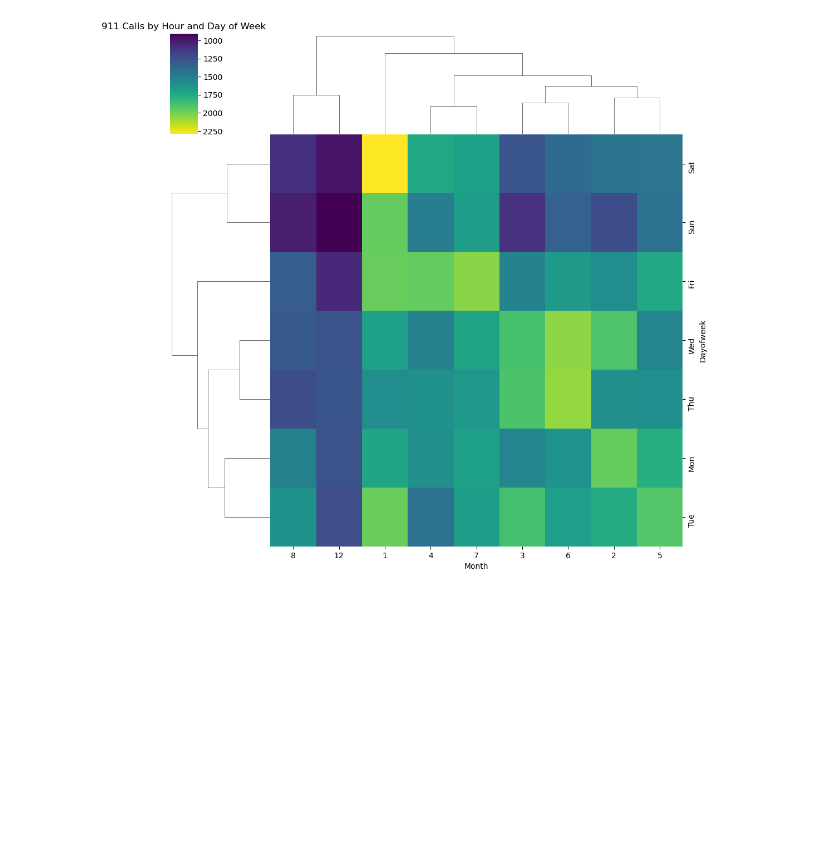
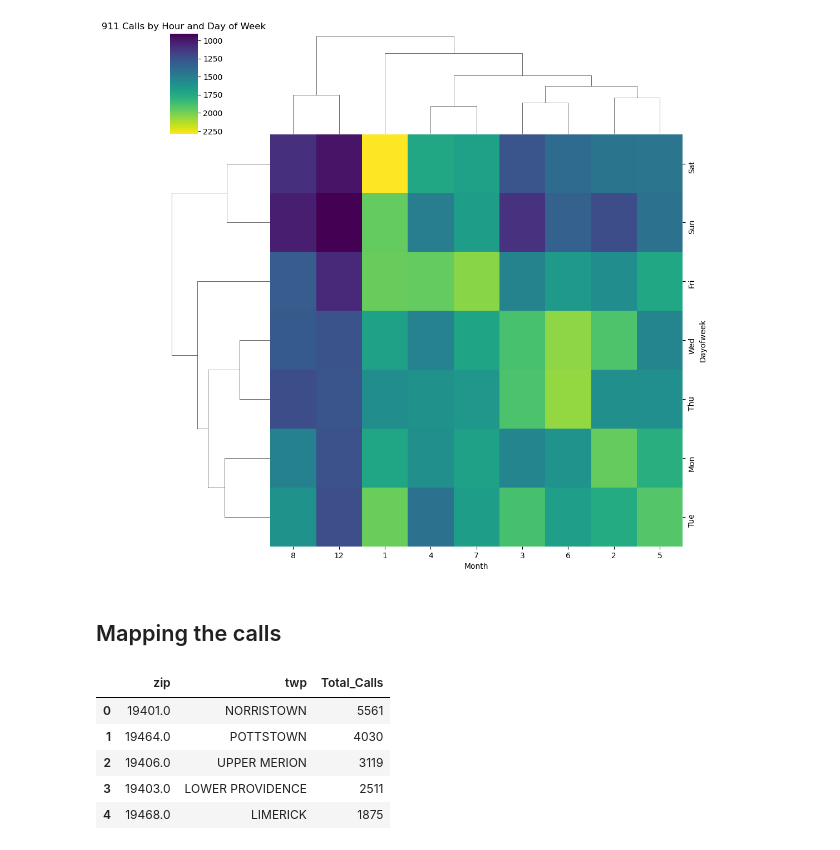
Before and after one commit to AlejandroFuentePinero/python-eda-mini-projects, a Jupyter notebook: 01_911_calls_analysis/01_911_EDA_project.ipynb, the cells around one changed output. Saved outputs shown, nothing was run; the diff lists cells and outputs as text; code cells hidden in the pictures; blank space fills up the shorter version.

```diff
--- a/01_911_calls_analysis/01_911_EDA_project.ipynb
+++ b/01_911_calls_analysis/01_911_EDA_project.ipynb
@@ -385,3 +386,16 @@ plt.show()
 # %% [output]
 <Figure size 1000x500 with 0 Axes>
 [figure]
+# %% [markdown]
+## Mapping the calls
+# %%
+calls_by_zip = df[['zip', 'twp']].value_counts().reset_index()
+calls_by_zip.columns = ['zip', 'twp','Total_Calls']
+calls_by_zip.head()
+# %% [output]
+|  | zip | twp | Total_Calls |
+| 0 | 19401.0 | NORRISTOWN | 5561 |
+| 1 | 19464.0 | POTTSTOWN | 4030 |
+| 2 | 19406.0 | UPPER MERION | 3119 |
+| 3 | 19403.0 | LOWER PROVIDENCE | 2511 |
+| 4 | 19468.0 | LIMERICK | 1875 |
```
Also changed, not shown: parts of 5 cells of this notebook.
